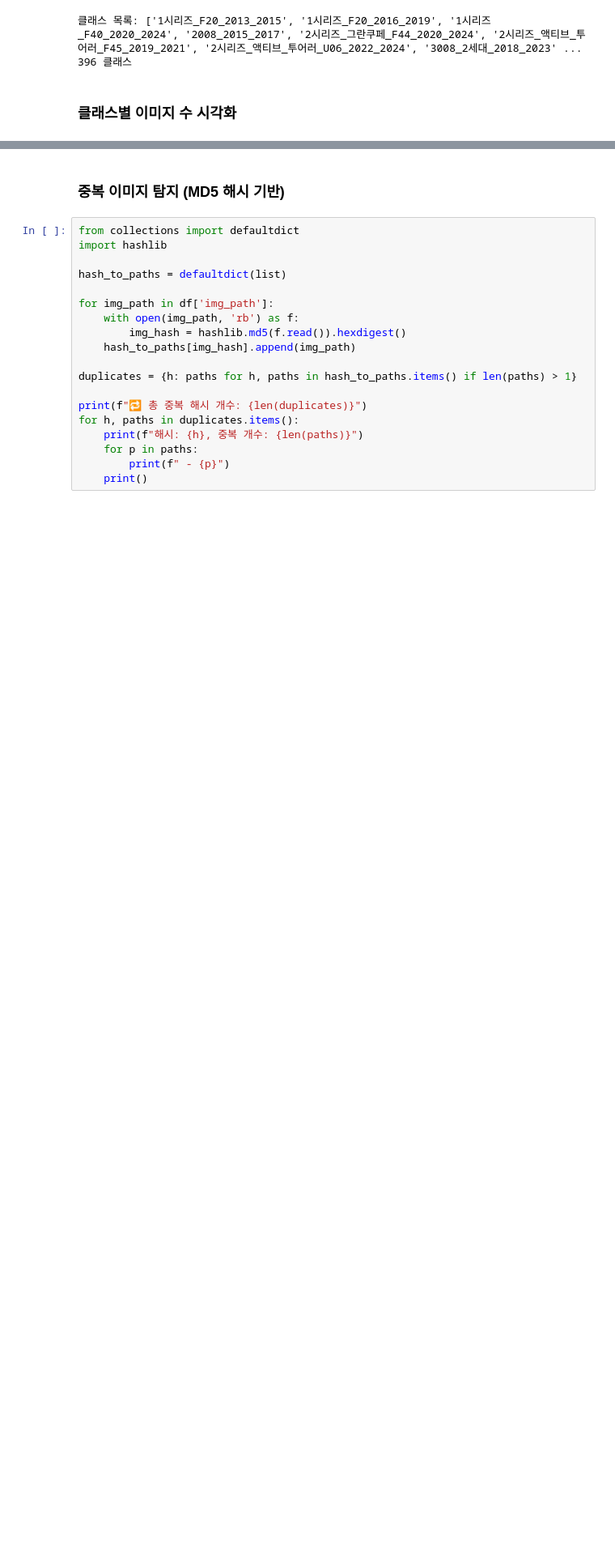
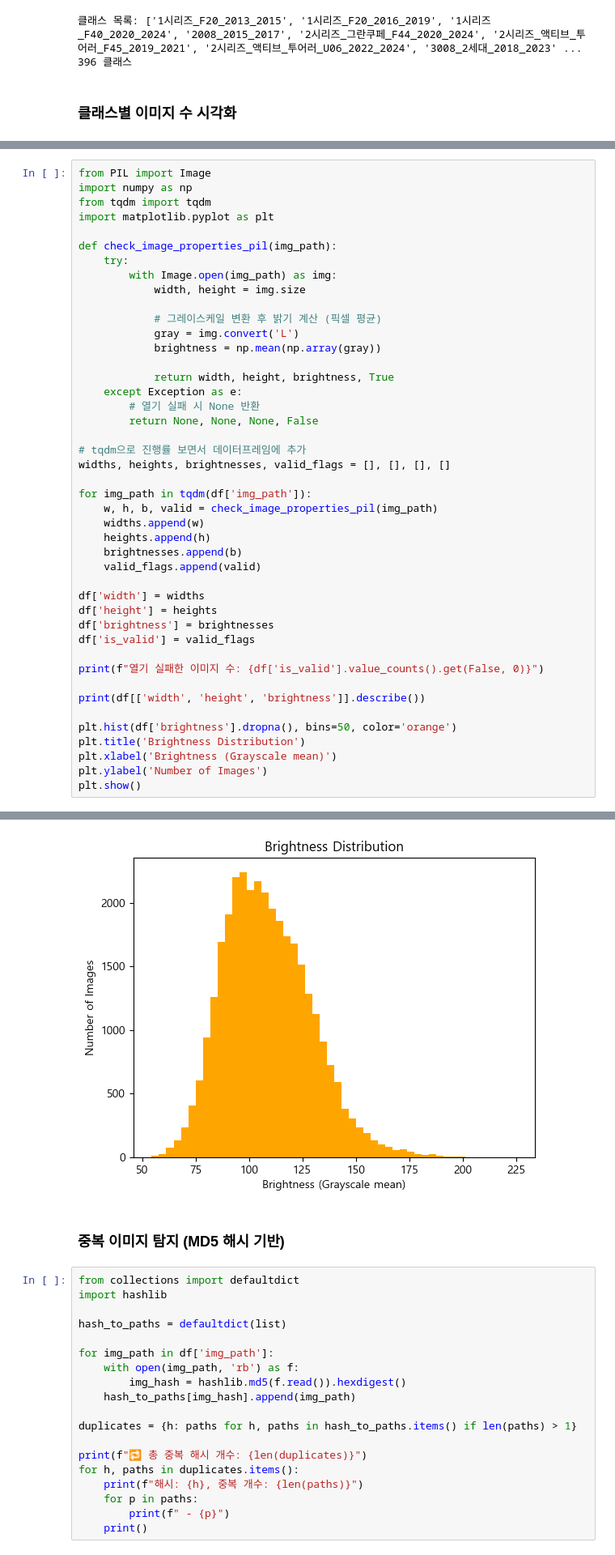
Before and after one commit to uddaniiii/used-car-image-classification, a Jupyter notebook: EDA.ipynb, the cells around one changed output, grey strips where cells are left out. Shown at 81% size. Drawn from its saved outputs; the diff is of its cells as text; blank space fills up the shorter version.

```diff
--- a/EDA.ipynb
+++ b/EDA.ipynb
@@ -203,0 +78,45 @@ plt.show()
+# %%
+from PIL import Image
+import numpy as np
+from tqdm import tqdm
+import matplotlib.pyplot as plt
+
+def check_image_properties_pil(img_path):
+    try:
+        with Image.open(img_path) as img:
+            width, height = img.size
+
+            # 그레이스케일 변환 후 밝기 계산 (픽셀 평균)
+            gray = img.convert('L')
+            brightness = np.mean(np.array(gray))
+
+            return width, height, brightness, True
+    except Exception as e:
+        # 열기 실패 시 None 반환
+        return None, None, None, False
+
+# tqdm으로 진행률 보면서 데이터프레임에 추가
+widths, heights, brightnesses, valid_flags = [], [], [], []
+
+for img_path in tqdm(df['img_path']):
+    w, h, b, valid = check_image_properties_pil(img_path)
+    widths.append(w)
+    heights.append(h)
+    brightnesses.append(b)
+    valid_flags.append(valid)
+
+df['width'] = widths
+df['height'] = heights
+df['brightness'] = brightnesses
+df['is_valid'] = valid_flags
+
+print(f"열기 실패한 이미지 수: {df['is_valid'].value_counts().get(False, 0)}")
+
+print(df[['width', 'height', 'brightness']].describe())
+
+plt.hist(df['brightness'].dropna(), bins=50, color='orange')
+plt.title('Brightness Distribution')
+plt.xlabel('Brightness (Grayscale mean)')
+plt.ylabel('Number of Images')
+plt.show()
+# %% [output]
@@ -204,3 +133,4 @@ plt.show()
+[figure, added]
 # %% [markdown]
 ### 중복 이미지 탐지 (MD5 해시 기반)
 # %%
```
Also changed, not shown: parts of 17 cells of this notebook.
